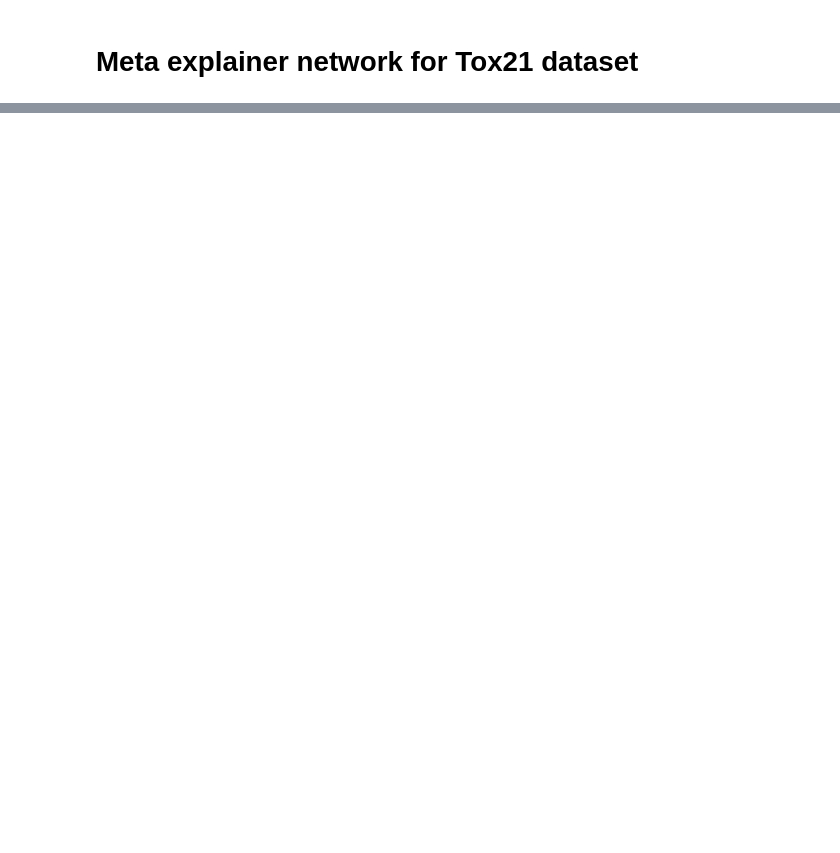
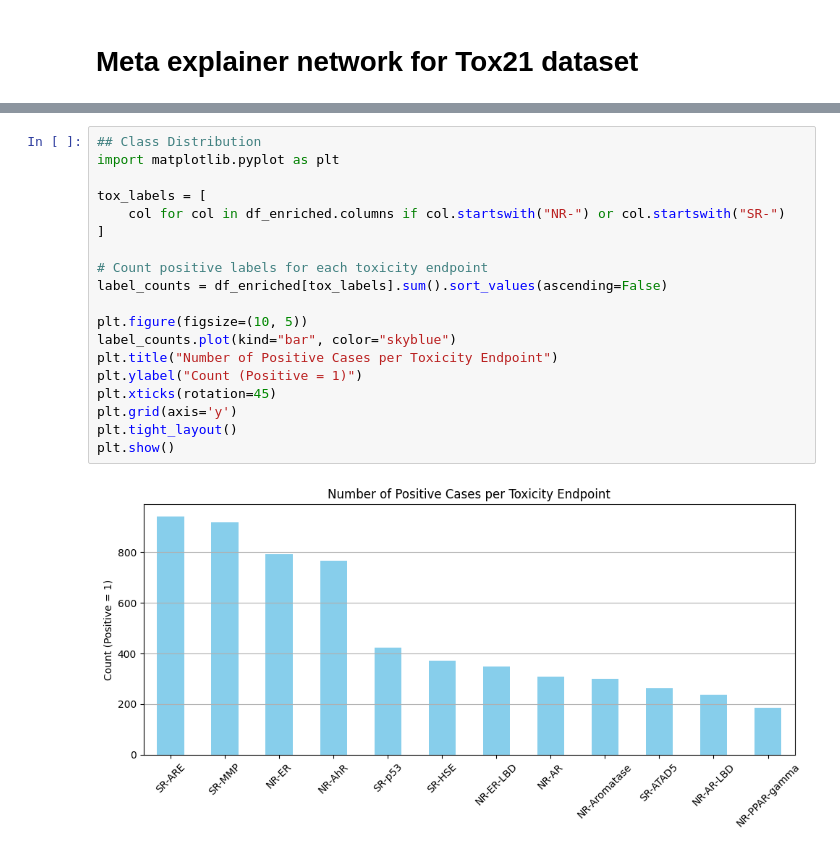
Before and after one commit to Amir-Tav/Token-to-Atom-Cross-Attention-for-Molecular-Toxicity, a Jupyter notebook: tox21.ipynb, the cells around one changed output, grey strips where cells are left out. Saved outputs shown, nothing was run; the diff lists cells and outputs as text; blank space fills up the shorter version.

```diff
--- a/tox21.ipynb
+++ b/tox21.ipynb
@@ -163,0 +87,21 @@ AttributeError: _ARRAY_API not found
+# %%
+## Class Distribution
+import matplotlib.pyplot as plt
+
+tox_labels = [
+    col for col in df_enriched.columns if col.startswith("NR-") or col.startswith("SR-")
+]
+
+# Count positive labels for each toxicity endpoint
+label_counts = df_enriched[tox_labels].sum().sort_values(ascending=False)
+
+plt.figure(figsize=(10, 5))
+label_counts.plot(kind="bar", color="skyblue")
+plt.title("Number of Positive Cases per Toxicity Endpoint")
+plt.ylabel("Count (Positive = 1)")
+plt.xticks(rotation=45)
+plt.grid(axis='y')
+plt.tight_layout()
+plt.show()
+# %% [output]
+[figure, added]
```
Also changed, not shown: parts of 28 cells of this notebook, 20 other files.
